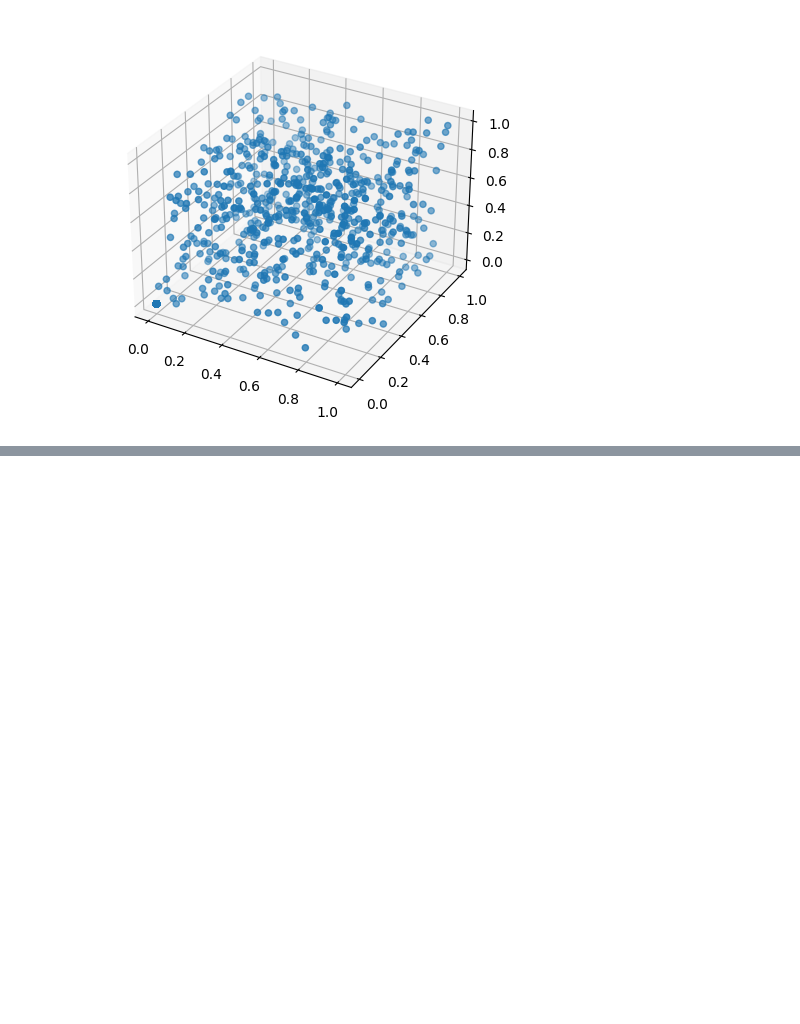
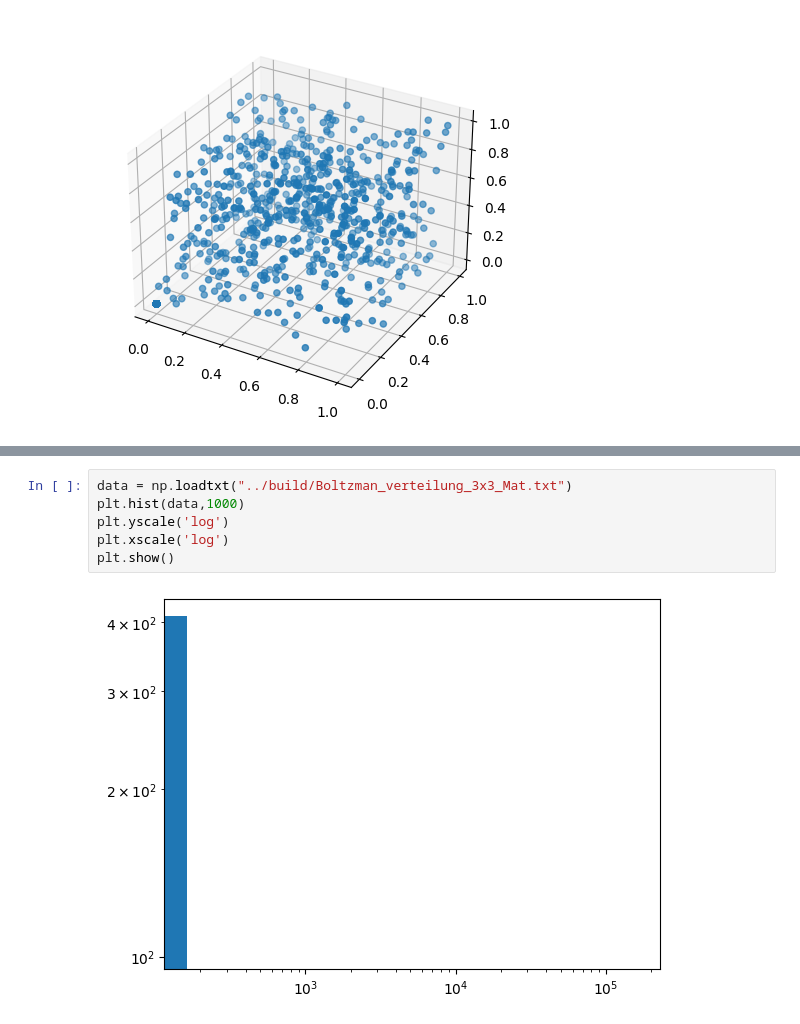
Before and after one commit to jenishadhikari221/Bachelorarbeit, a Jupyter notebook: main/Plotting.ipynb, the cells around one changed output, grey strips where cells are left out. Saved outputs shown, nothing was run; the diff lists cells and outputs as text; blank space fills up the shorter version.

```diff
--- a/main/Plotting.ipynb
+++ b/main/Plotting.ipynb
@@ -35,0 +34,8 @@ for i in range(0,10,3):
+# %%
+data = np.loadtxt("../build/Boltzman_verteilung_3x3_Mat.txt")
+plt.hist(data,1000)
+plt.yscale('log')
+plt.xscale('log')
+plt.show()
+# %% [output]
+[figure, added]
```
Also changed, not shown: parts of 5 cells of this notebook.
